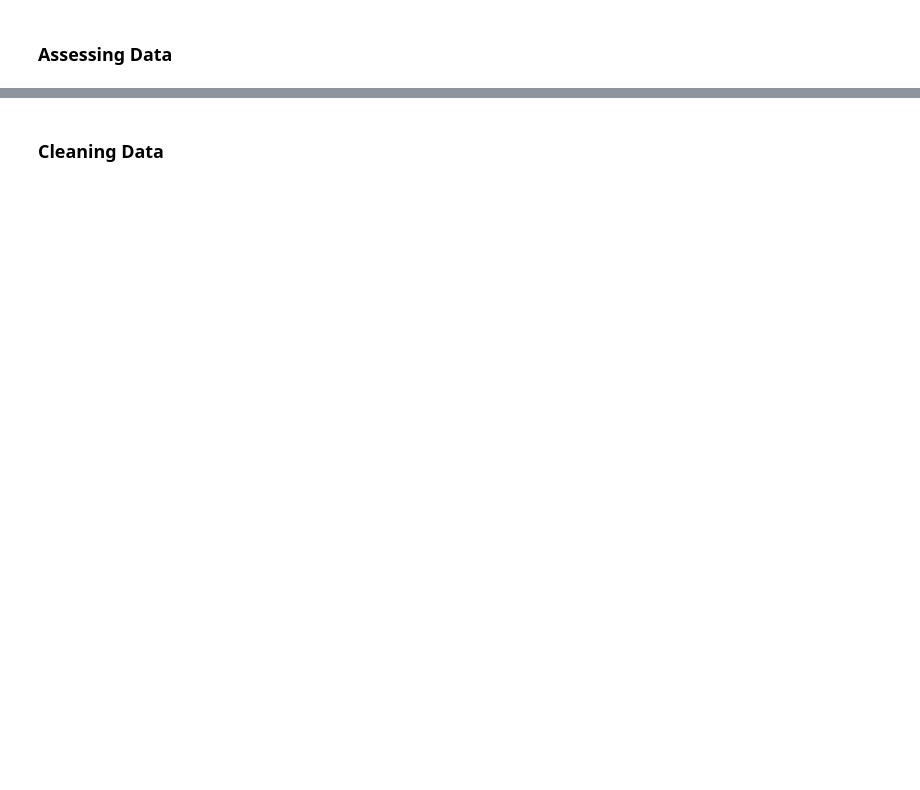
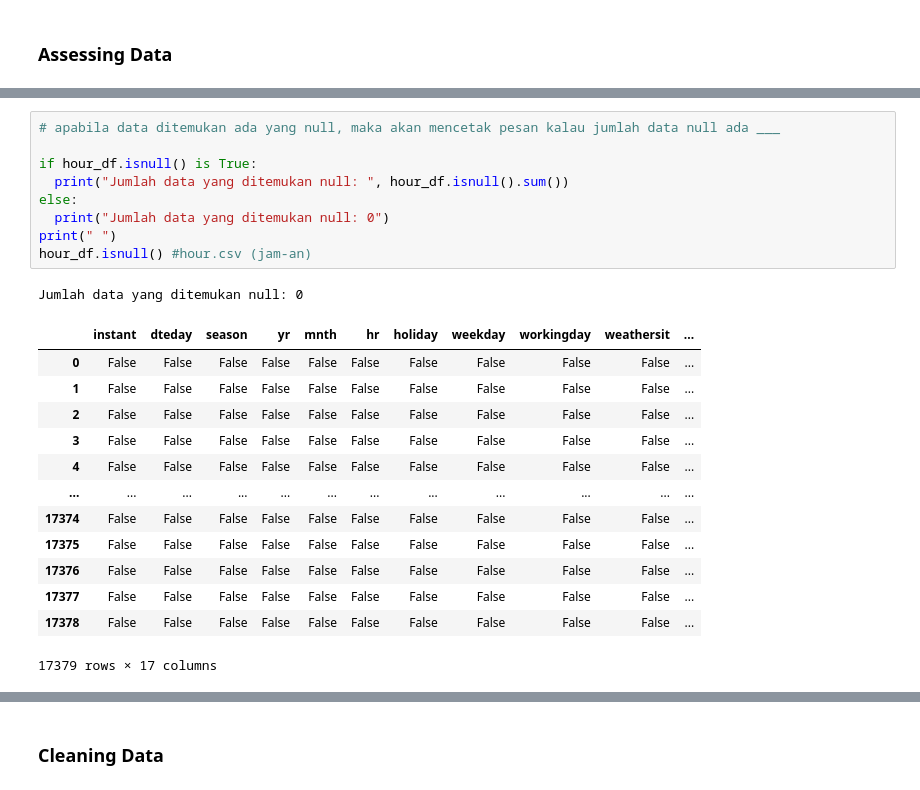
Before and after one commit to mikhail-karim/dicoding-bike_sharing_analysis-submission, a Jupyter notebook: notebook.ipynb, the cells around one changed output, grey strips where cells are left out. Cells and saved outputs as stored; diff of their text form; blank space fills up the shorter version.

```diff
--- a/notebook.ipynb
+++ b/notebook.ipynb
@@ -58,0 +134,24 @@ hour_df.head()
+# %%
+# apabila data ditemukan ada yang null, maka akan mencetak pesan kalau jumlah data null ada ___
+
+if hour_df.isnull() is True:
+  print("Jumlah data yang ditemukan null: ", hour_df.isnull().sum())
+else:
+  print("Jumlah data yang ditemukan null: 0")
+print(" ")
+hour_df.isnull() #hour.csv (jam-an)
+# %% [output]
+Jumlah data yang ditemukan null: 0
+|  | instant | dteday | season | yr | mnth | hr | holiday | weekday | workingday | weathersit | ... |
+| 0 | False | False | False | False | False | False | False | False | False | False | ... |
+| 1 | False | False | False | False | False | False | False | False | False | False | ... |
+| 2 | False | False | False | False | False | False | False | False | False | False | ... |
+| 3 | False | False | False | False | False | False | False | False | False | False | ... |
+| 4 | False | False | False | False | False | False | False | False | False | False | ... |
+| ... | ... | ... | ... | ... | ... | ... | ... | ... | ... | ... | ... |
+| 17374 | False | False | False | False | False | False | False | False | False | False | ... |
+| 17375 | False | False | False | False | False | False | False | False | False | False | ... |
+| 17376 | False | False | False | False | False | False | False | False | False | False | ... |
+| 17377 | False | False | False | False | False | False | False | False | False | False | ... |
+| 17378 | False | False | False | False | False | False | False | False | False | False | ... |
+17379 rows × 17 columns
```
Also changed, not shown: parts of 22 cells of this notebook.
